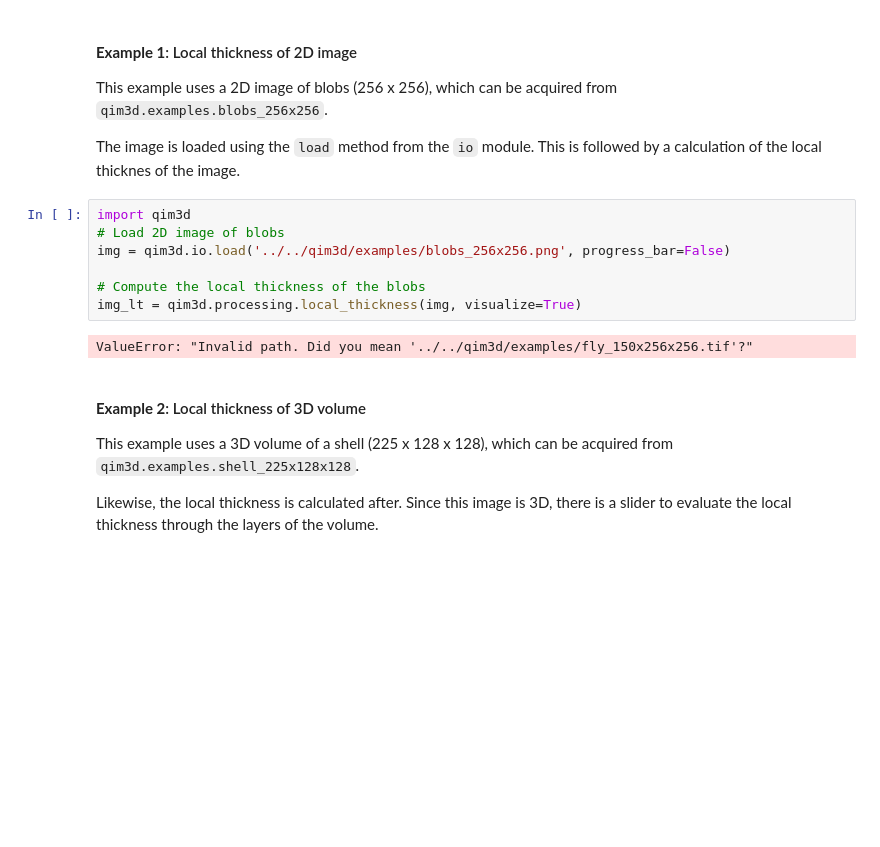
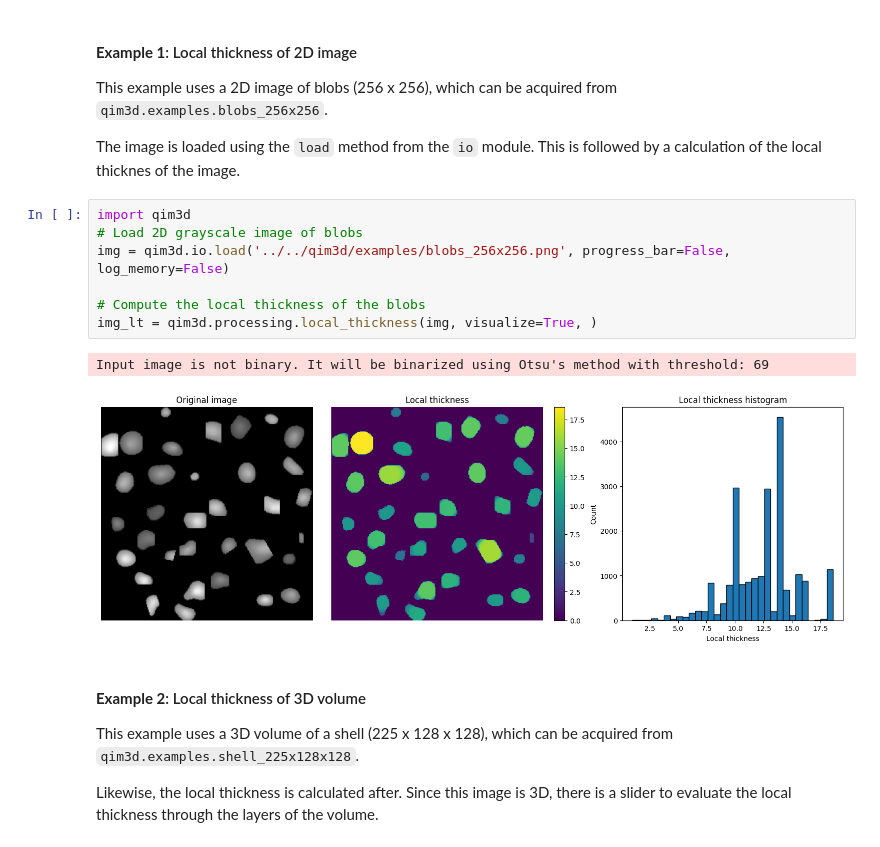
Before and after one commit to qim-center/qim3d, a Jupyter notebook: docs/notebooks/local_thickness.ipynb, the cells around one changed output. Saved outputs shown, nothing was run; the diff lists cells and outputs as text; blank space fills up the shorter version.

```diff
--- a/docs/notebooks/local_thickness.ipynb
+++ b/docs/notebooks/local_thickness.ipynb
@@ -17,13 +17,14 @@ This example uses a 2D image of blobs (256 x 256), which can be acquired from `q
 The image is loaded using the `load` method from the `io` module. This is followed by a calculation of the local thicknes of the image.
 # %%
 import qim3d
-# Load 2D image of blobs
-img = qim3d.io.load('../../qim3d/examples/blobs_256x256.png', progress_bar=False)
+# Load 2D grayscale image of blobs
+img = qim3d.io.load('../../qim3d/examples/blobs_256x256.png', progress_bar=False, log_memory=False)
 
 # Compute the local thickness of the blobs
-img_lt = qim3d.processing.local_thickness(img, visualize=True)
+img_lt = qim3d.processing.local_thickness(img, visualize=True, )
 # %% [output]
-ValueError: "Invalid path. Did you mean '../../qim3d/examples/fly_150x256x256.tif'?"
+Input image is not binary. It will be binarized using Otsu's method with threshold: 69
+[figure, added]
 # %% [markdown]
 #### **Example 2**: Local thickness of 3D volume
 This example uses a 3D volume of a shell (225 x 128 x 128), which can be acquired from `qim3d.examples.shell_225x128x128`.
```
Also changed, not shown: 5 other files.
